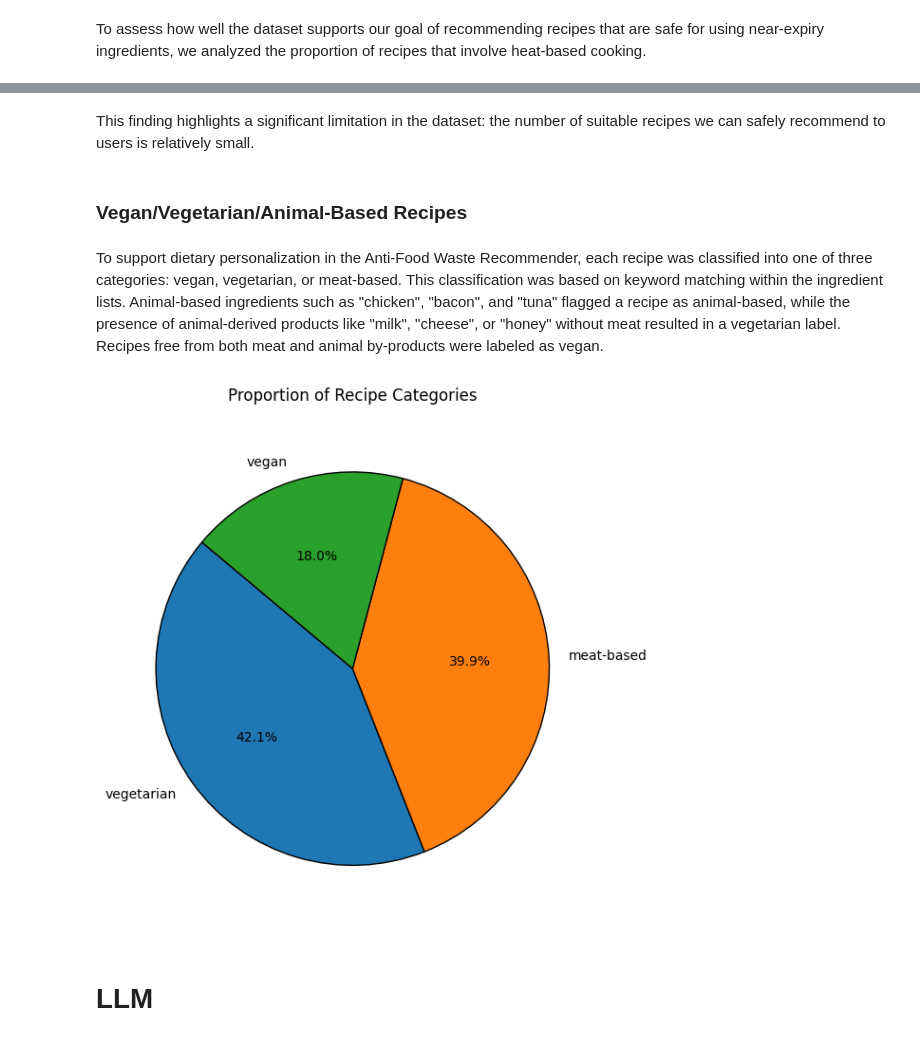
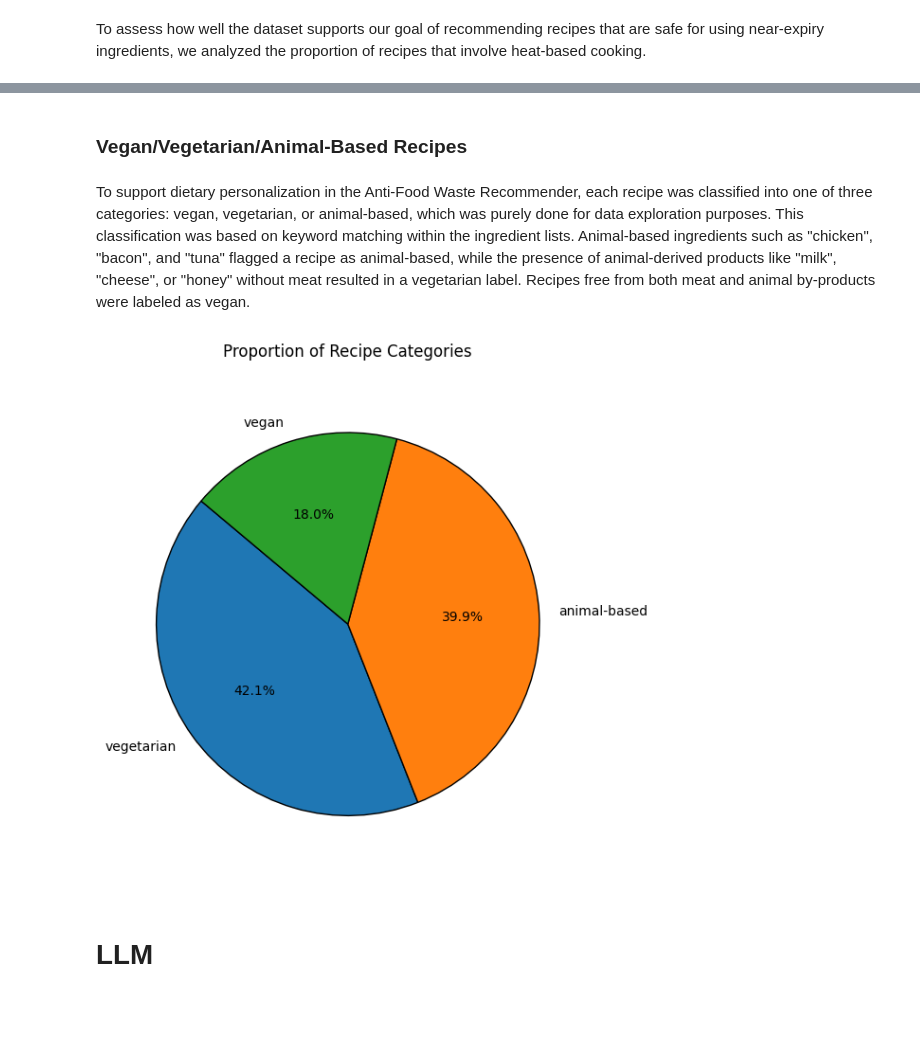
Before and after one commit to s243933/DTU_ABA_2025, a Jupyter notebook: report_group4.ipynb, the cells around one changed output, grey strips where cells are left out. Cells and saved outputs as stored; diff of their text form; code cells hidden in the pictures; blank space fills up the shorter version.

```diff
--- a/report_group4.ipynb
+++ b/report_group4.ipynb
@@ -541,7 +549,7 @@ Since near-expiry ingredients are not suitable for raw consumption and therefore
 verb_keywords = [
     'bake', 'boil', 'fry', 'grill', 'roast', 'saute', 'simmer',
     'steam', 'broil', 'sear', 'poach', 'toast', 'blanch',
-    'microwave', 'reheat', 'preheat', 'char', 'braise'
+    'microwave', 'reheat', 'preheat', 'char', 'braise', 'cook'
 ]
 
 # Count total mentions of each verb (across all instructions) ---
@@ -611,9 +619,7 @@ plt.show()
-# %% [markdown]
-This finding highlights a significant limitation in the dataset: the number of suitable recipes we can safely recommend to users is relatively small.
 # %% [markdown]
 ### Vegan/Vegetarian/Animal-Based Recipes
 # %% [markdown]
-To support dietary personalization in the Anti-Food Waste Recommender, each recipe was classified into one of three categories: vegan, vegetarian, or meat-based. This classification was based on keyword matching within the ingredient lists. Animal-based ingredients such as "chicken", "bacon", and "tuna" flagged a recipe as animal-based, while the presence of animal-derived products like "milk", "cheese", or "honey" without meat resulted in a vegetarian label. Recipes free from both meat and animal by-products were labeled as vegan.
+To support dietary personalization in the Anti-Food Waste Recommender, each recipe was classified into one of three categories: vegan, vegetarian, or animal-based, which was purely done for data exploration purposes. This classification was based on keyword matching within the ingredient lists. Animal-based ingredients such as "chicken", "bacon", and "tuna" flagged a recipe as animal-based, while the presence of animal-derived products like "milk", "cheese", or "honey" without meat resulted in a vegetarian label. Recipes free from both meat and animal by-products were labeled as vegan.
 # %%
 # Define ingredient keywords
 meat_keywords = [
@@ -634,35 +640,35 @@ def classify_recipe(ingredients_str):
         ingredients = []
 
     has_meat = any(any(meat in ing for meat in meat_keywords) for ing in ingredients)
     has_non_vegan = any(any(item in ing for item in non_vegan_keywords) for ing in ingredients)
 
     if has_meat:
-        return "meat-based"
+        return "animal-based"
     elif has_non_vegan:
         return "vegetarian"
     else:
         return "vegan"
 
 # Apply the function to create a new column
 english_recipes_df["Category"] = english_recipes_df["Ingredients"].apply(classify_recipe)
 
 category_counts = english_recipes_df['Category'].value_counts()
 
 # Plot the proportions as a pie chart
 plt.figure(figsize=(6, 6))
 plt.pie(
     category_counts,
     labels=category_counts.index,
     autopct='%1.1f%%',
     startangle=140,
     wedgeprops={'edgecolor': 'black'}
 )
 plt.title('Proportion of Recipe Categories')
 plt.axis('equal')  # Keeps pie chart circular
 plt.tight_layout()
 plt.show()
 # %% [output]
-[figure, old version]
+[figure, new version]
 # %% [markdown]
 # LLM
 # %% [markdown]
```
Also changed, not shown: parts of 15 cells of this notebook, 11 other files.
